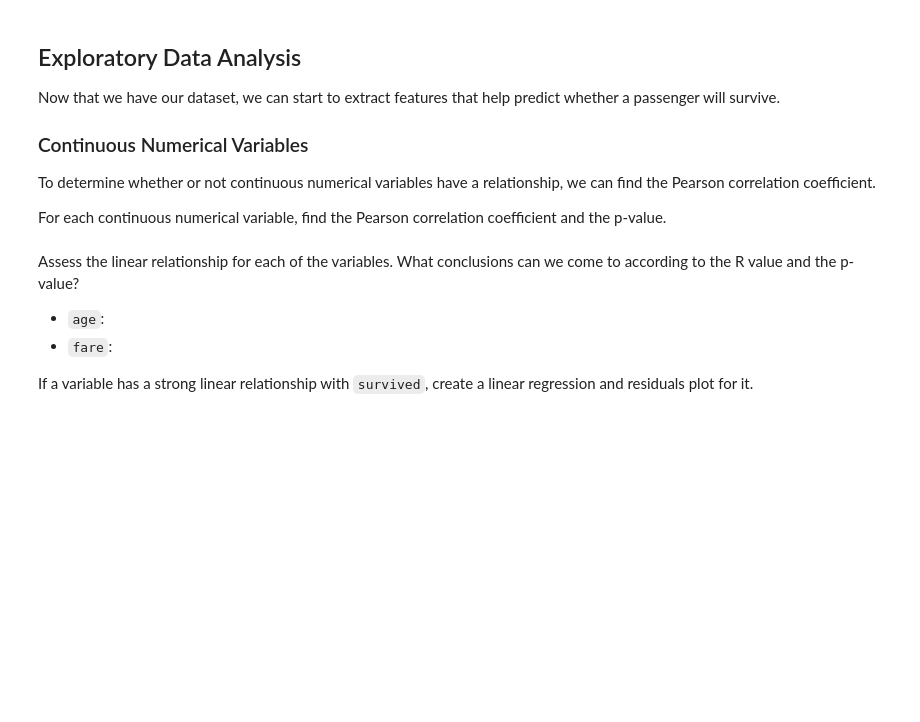
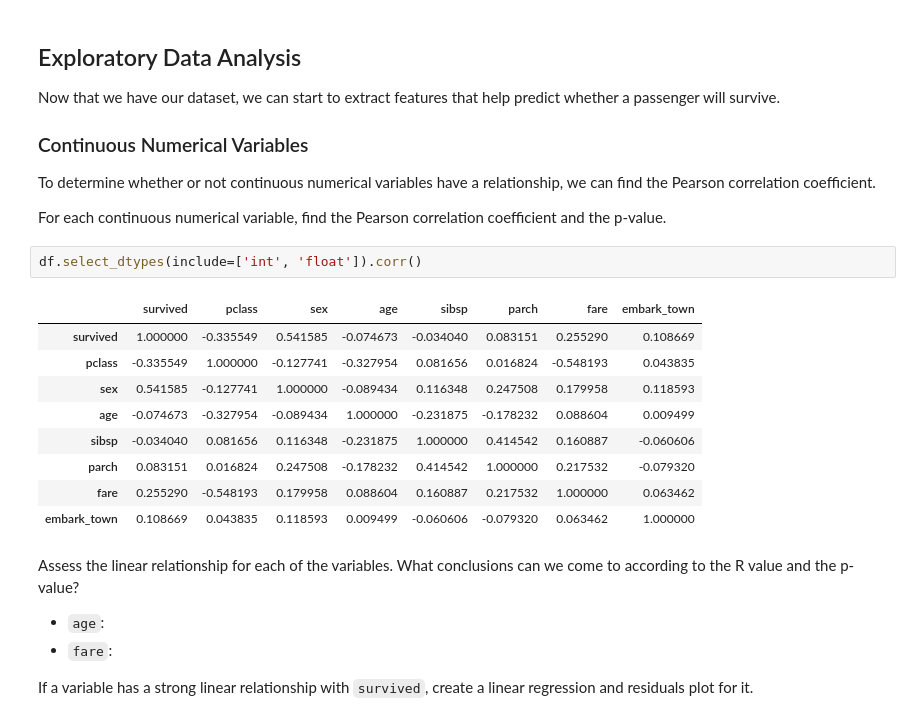
Before and after one commit to EPIC-Campus-LPS/titanic-classification-model-coledobmeier, a Jupyter notebook: FAI_Titanic.ipynb, the cells around one changed output. Drawn from its saved outputs; the diff is of its cells as text; blank space fills up the shorter version.

```diff
--- a/FAI_Titanic.ipynb
+++ b/FAI_Titanic.ipynb
@@ -239,6 +260,18 @@ Now that we have our dataset, we can start to extract features that help predict
 To determine whether or not continuous numerical variables have a relationship, we can find the Pearson correlation coefficient.
 
 For each continuous numerical variable, find the Pearson correlation coefficient and the p-value.
+# %%
+df.select_dtypes(include=['int', 'float']).corr()
+# %% [output]
+|  | survived | pclass | sex | age | sibsp | parch | fare | embark_town |
+| survived | 1.000000 | -0.335549 | 0.541585 | -0.074673 | -0.034040 | 0.083151 | 0.255290 | 0.108669 |
+| pclass | -0.335549 | 1.000000 | -0.127741 | -0.327954 | 0.081656 | 0.016824 | -0.548193 | 0.043835 |
+| sex | 0.541585 | -0.127741 | 1.000000 | -0.089434 | 0.116348 | 0.247508 | 0.179958 | 0.118593 |
+| age | -0.074673 | -0.327954 | -0.089434 | 1.000000 | -0.231875 | -0.178232 | 0.088604 | 0.009499 |
+| sibsp | -0.034040 | 0.081656 | 0.116348 | -0.231875 | 1.000000 | 0.414542 | 0.160887 | -0.060606 |
+| parch | 0.083151 | 0.016824 | 0.247508 | -0.178232 | 0.414542 | 1.000000 | 0.217532 | -0.079320 |
+| fare | 0.255290 | -0.548193 | 0.179958 | 0.088604 | 0.160887 | 0.217532 | 1.000000 | 0.063462 |
+| embark_town | 0.108669 | 0.043835 | 0.118593 | 0.009499 | -0.060606 | -0.079320 | 0.063462 | 1.000000 |
 # %% [markdown]
 Assess the linear relationship for each of the variables. What conclusions can we come to according to the R value and the p-value?
 - `age`:
```
Also changed, not shown: parts of 5 cells of this notebook.
